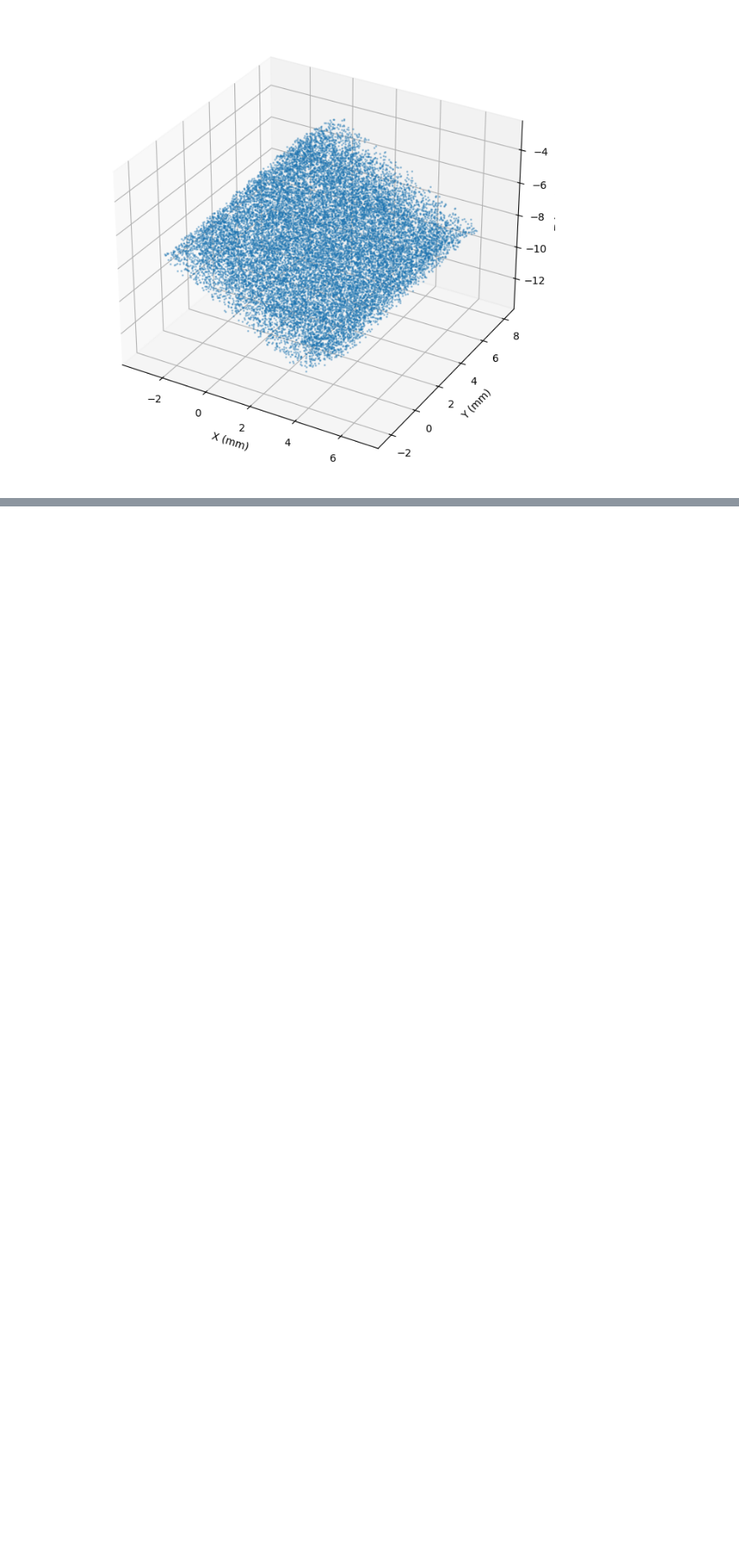
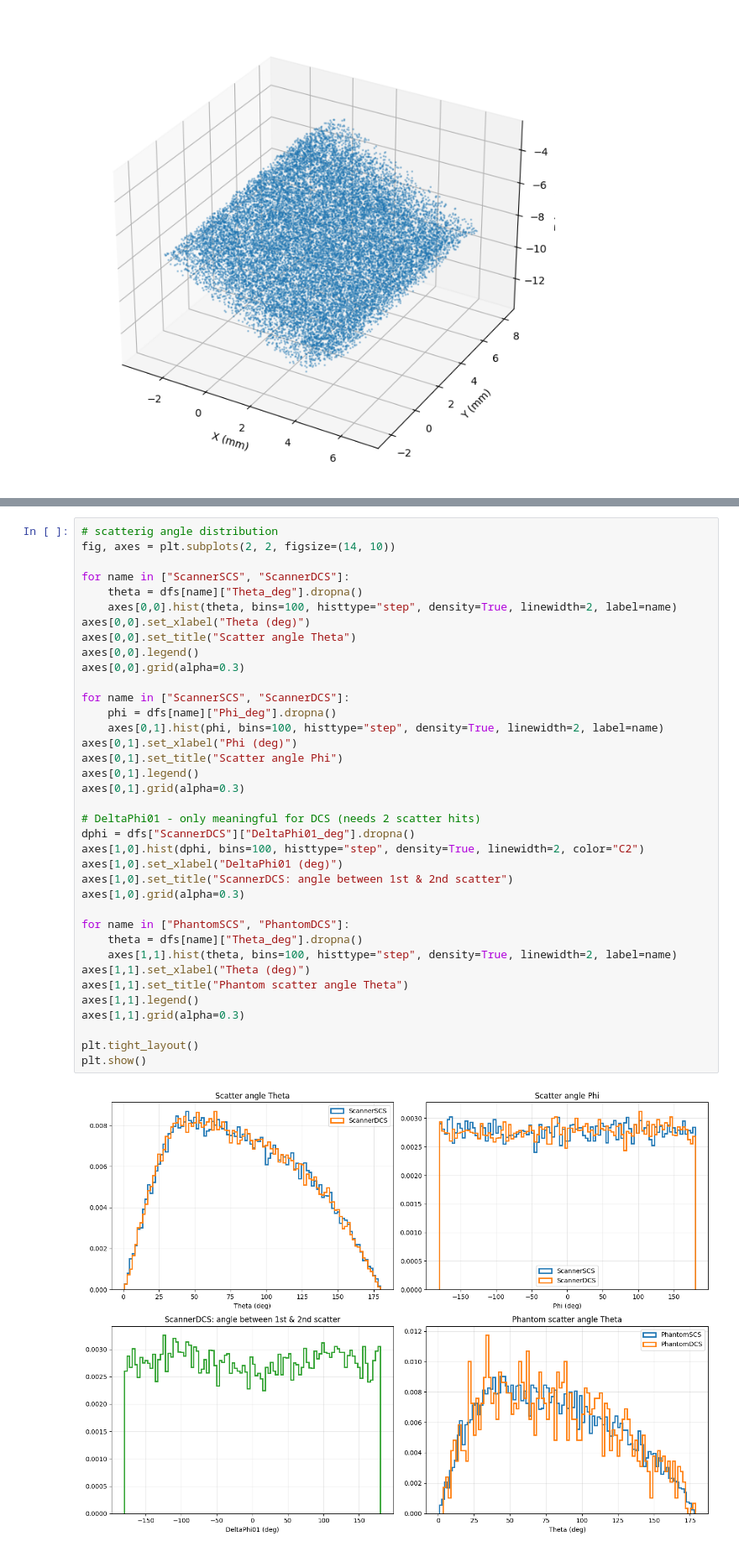
Before and after one commit to mw2304/SummerProject2026, a Jupyter notebook: merged_sim_job.ipynb, the cells around one changed output, grey strips where cells are left out. Shown at 84% size. Drawn from its saved outputs; the diff is of its cells as text; blank space fills up the shorter version.

```diff
--- a/merged_sim_job.ipynb
+++ b/merged_sim_job.ipynb
@@ -230,0 +263,39 @@ plt.show()
+# %%
+# scatterig angle distribution
+fig, axes = plt.subplots(2, 2, figsize=(14, 10))
+
+for name in ["ScannerSCS", "ScannerDCS"]:
+    theta = dfs[name]["Theta_deg"].dropna()
+    axes[0,0].hist(theta, bins=100, histtype="step", density=True, linewidth=2, label=name)
+axes[0,0].set_xlabel("Theta (deg)")
+axes[0,0].set_title("Scatter angle Theta")
+axes[0,0].legend()
+axes[0,0].grid(alpha=0.3)
+
+for name in ["ScannerSCS", "ScannerDCS"]:
+    phi = dfs[name]["Phi_deg"].dropna()
+    axes[0,1].hist(phi, bins=100, histtype="step", density=True, linewidth=2, label=name)
+axes[0,1].set_xlabel("Phi (deg)")
+axes[0,1].set_title("Scatter angle Phi")
+axes[0,1].legend()
+axes[0,1].grid(alpha=0.3)
+
+# DeltaPhi01 - only meaningful for DCS (needs 2 scatter hits)
+dphi = dfs["ScannerDCS"]["DeltaPhi01_deg"].dropna()
+axes[1,0].hist(dphi, bins=100, histtype="step", density=True, linewidth=2, color="C2")
+axes[1,0].set_xlabel("DeltaPhi01 (deg)")
+axes[1,0].set_title("ScannerDCS: angle between 1st & 2nd scatter")
+axes[1,0].grid(alpha=0.3)
+
+for name in ["PhantomSCS", "PhantomDCS"]:
+    theta = dfs[name]["Theta_deg"].dropna()
+    axes[1,1].hist(theta, bins=100, histtype="step", density=True, linewidth=2, label=name)
+axes[1,1].set_xlabel("Theta (deg)")
+axes[1,1].set_title("Phantom scatter angle Theta")
+axes[1,1].legend()
+axes[1,1].grid(alpha=0.3)
+
+plt.tight_layout()
+plt.show()
+# %% [output]
+[figure, added]
```
Also changed, not shown: parts of 2 cells of this notebook.
